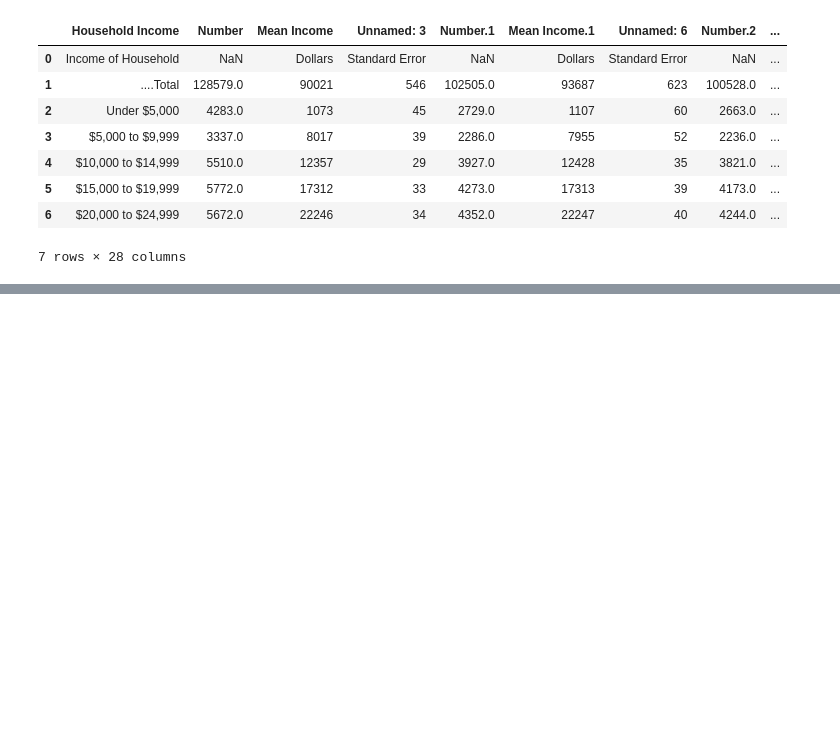
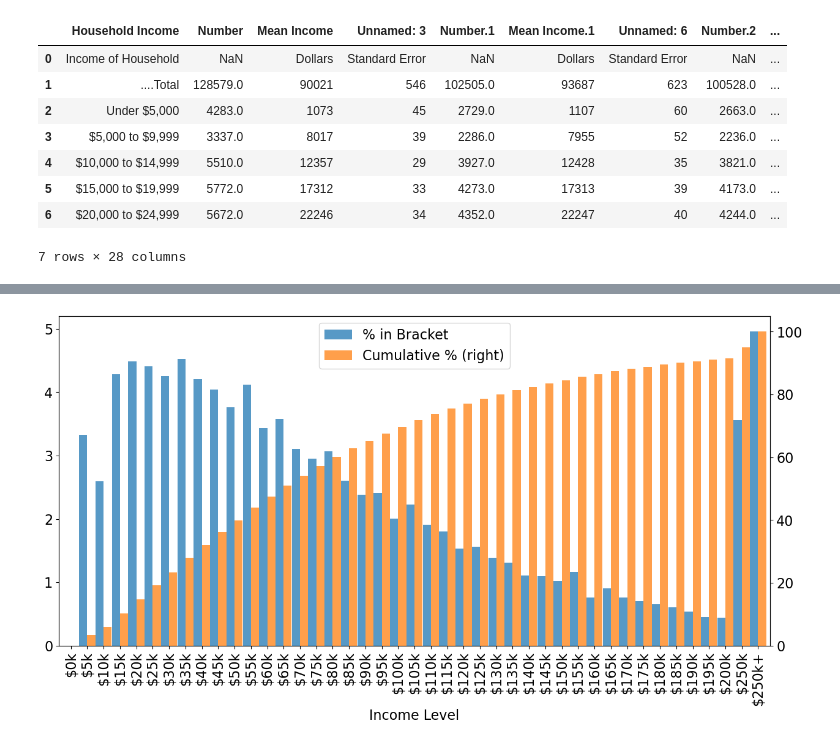
Before and after one commit to dixon400/Computational-Economics, a Jupyter notebook: In-Class Note/Project 3 - Introduction to numpy, pandas and matplotlib.ipynb, the cells around one changed output, grey strips where cells are left out. Saved outputs shown, nothing was run; the diff lists cells and outputs as text; code cells hidden in the pictures; blank space fills up the shorter version.

```diff
--- a/In-Class Note/Project 3 - Introduction to numpy, pandas and matplotlib.ipynb
+++ b/In-Class Note/Project 3 - Introduction to numpy, pandas and matplotlib.ipynb
@@ -433,0 +464,5 @@ income_data.head(7)
+# %%
+income_dct = {"Income Level": np.array(income_levels),
+                           "Households in Bracket":households}
+income_data = pd.DataFrame(income_dct).set_index("Income Level")
+income_data
@@ -433,0 +488,3 @@ income_data.head(7)
+# %%
+income_data["Cumulative"] = income_data["Households in Bracket"].cumsum()
+income_data
@@ -433,0 +510,6 @@ income_data.head(7)
+# %%
+total_households = income_data["Households in Bracket"].sum()
+# %%
+income_data["% in Bracket"] = income_data["Households in Bracket"].div(total_households).mul(100)
+income_data["Cumulative %"] = income_data["% in Bracket"].cumsum()
+income_data
@@ -433,0 +535,23 @@ income_data.head(7)
+# %%
+plt.rcParams.update({"font.size":16})
+fig, ax = plt.subplots(figsize = (15,7))
+
+#create a dataframe that exactly reflects the plot
+
+plot_df = income_data.copy()
+plot_df.plot.bar(
+    y=["% in Bracket","Cumulative %"],
+    secondary_y = "Cumulative %",
+    fill = True,
+    alpha = .75,
+    width = .99,
+    ax = ax,
+    legend= True
+    );
+
+x_ticklabels = ["$" + str(x) for x in plot_df.index]
+ax.set_xticklabels(x_ticklabels)
+
+plot_df["Cumulative %"][plot_df["Cumulative %"] >= 5-0];
+# %% [output]
+[figure, added]
```
Also changed, not shown: parts of 22 cells of this notebook, 2 other files.
